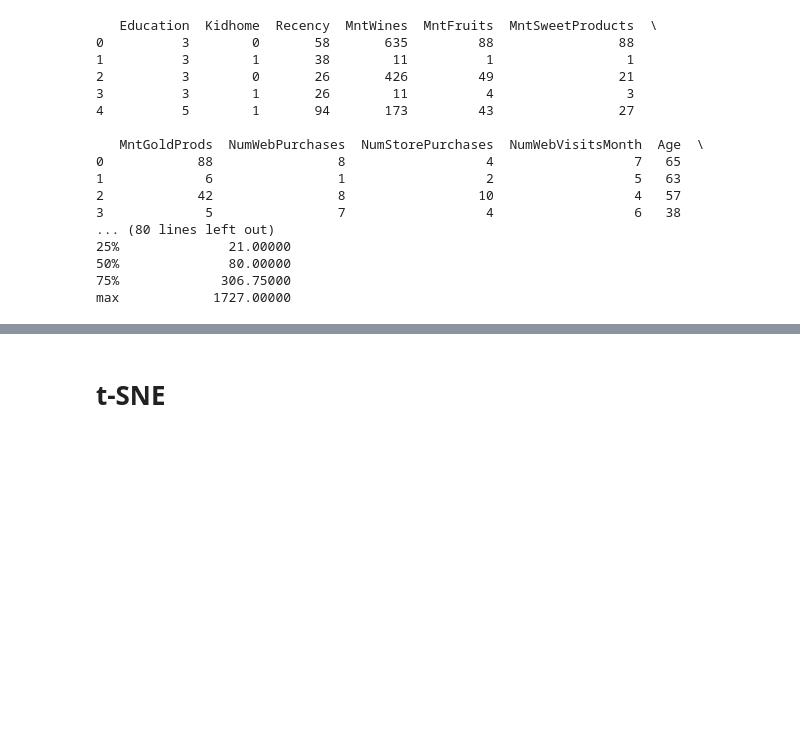
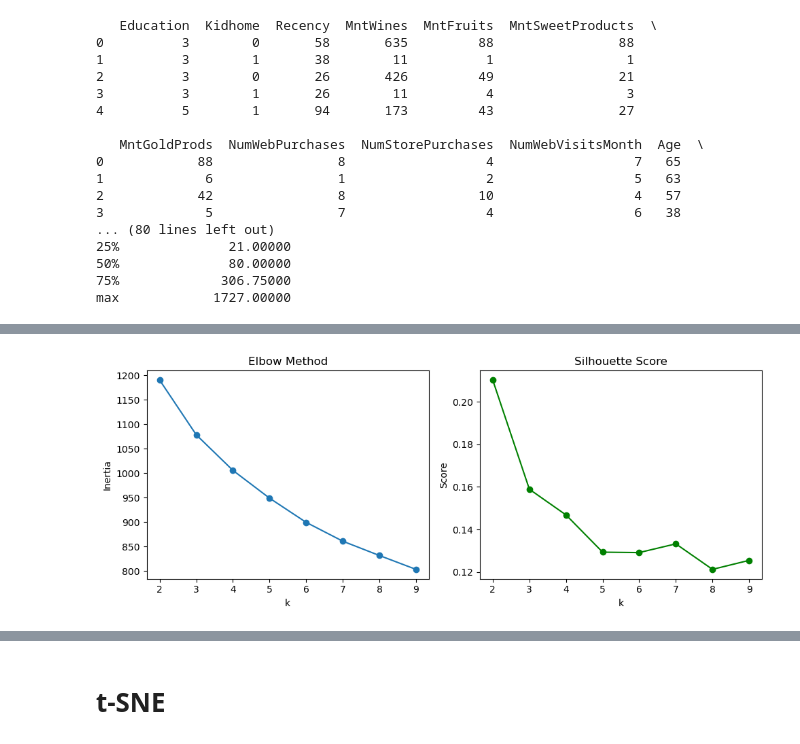
Before and after one commit to sannahartmann/Assignment-1-Unsupervised-learning, a Jupyter notebook: assignment1.ipynb, the cells around one changed output, grey strips where cells are left out. Drawn from its saved outputs; the diff is of its cells as text; code cells hidden in the pictures; blank space fills up the shorter version.

```diff
--- a/assignment1.ipynb
+++ b/assignment1.ipynb
@@ -3,5 +5,13 @@
 # %%
 import pandas as pd
+import numpy as np
+import matplotlib.pyplot as plt
+import seaborn as sns
+
+from sklearn.preprocessing import MinMaxScaler
+from sklearn.cluster import KMeans
+from sklearn.metrics import silhouette_score, calinski_harabasz_score
+
 
 df = pd.read_csv("customer_data_large.csv")
 
@@ -10,6 +20,8 @@ print(df.head())
 print(df.info())
 print(df.isnull().sum())
 print(df.describe())
+
+df.dropna(inplace=True)
 # %% [output]
    Education  Kidhome  Recency  MntWines  MntFruits  MntSweetProducts  \
 0          3        0       58       635         88                88
@@ -31,12 +45,6 @@ max            1727.00000
 # %%
-from sklearn.preprocessing import StandardScaler
-from sklearn.preprocessing import MinMaxScaler
-
-nimaScaler = MinMaxScaler()
-scaler = StandardScaler()
-
+scaler = MinMaxScaler()
 df_scaled = pd.DataFrame(scaler.fit_transform(df), columns=df.columns)
-df_nima_scaled = pd.DataFrame(nimaScaler.fit_transform(df), columns=df.columns)
 
 print(df_scaled.head())
 # %% [output]
@@ -79,0 +71,31 @@ centers
+# %%
+inertia = []
+silhouette = []
+calinski = []
+k_range = range(2, 10)
+
+for k in k_range:
+    model = KMeans(n_clusters=k, random_state=42)
+    model.fit(df_scaled)
+    inertia.append(model.inertia_)
+    silhouette.append(silhouette_score(df_scaled, model.labels_))
+    calinski.append(calinski_harabasz_score(df_scaled, model.labels_))
+
+# Elbow method plot
+plt.figure(figsize=(10,4))
+plt.subplot(1, 2, 1)
+plt.plot(k_range, inertia, marker='o')
+plt.title('Elbow Method')
+plt.xlabel('k')
+plt.ylabel('Inertia')
+
+# Silhouette score plot
+plt.subplot(1, 2, 2)
+plt.plot(k_range, silhouette, marker='o', color='green')
+plt.title('Silhouette Score')
+plt.xlabel('k')
+plt.ylabel('Score')
+plt.tight_layout()
+plt.show()
+# %% [output]
+[figure, added]
```
Also changed, not shown: parts of 8 cells of this notebook.
